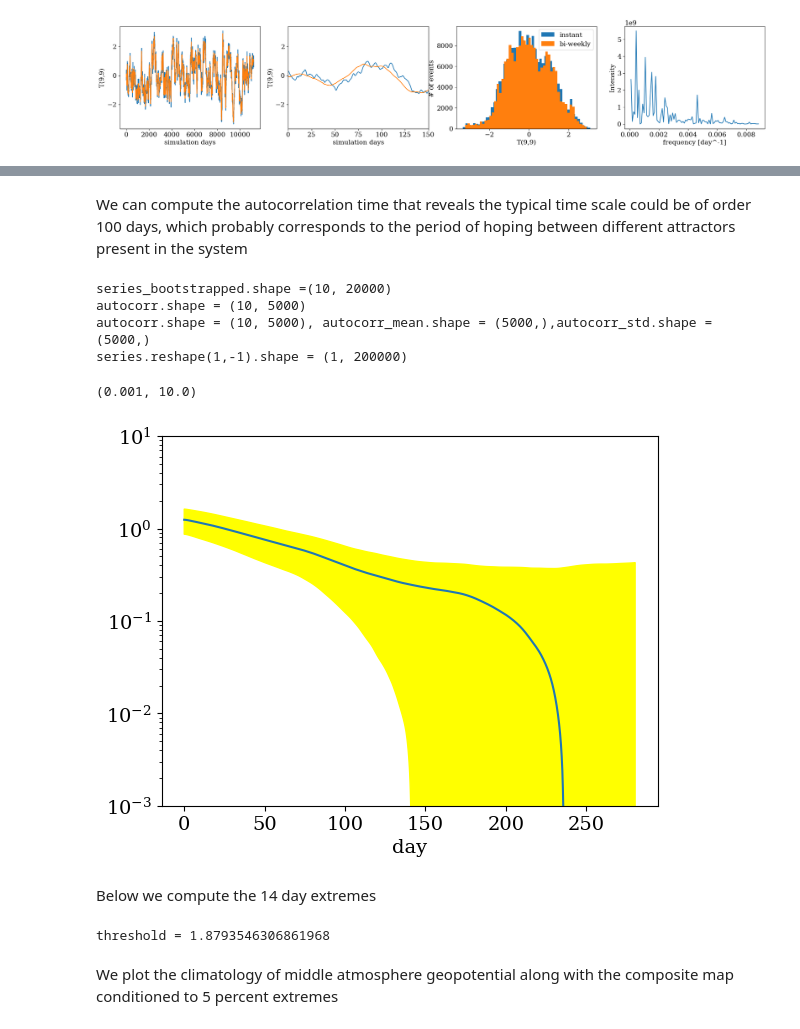
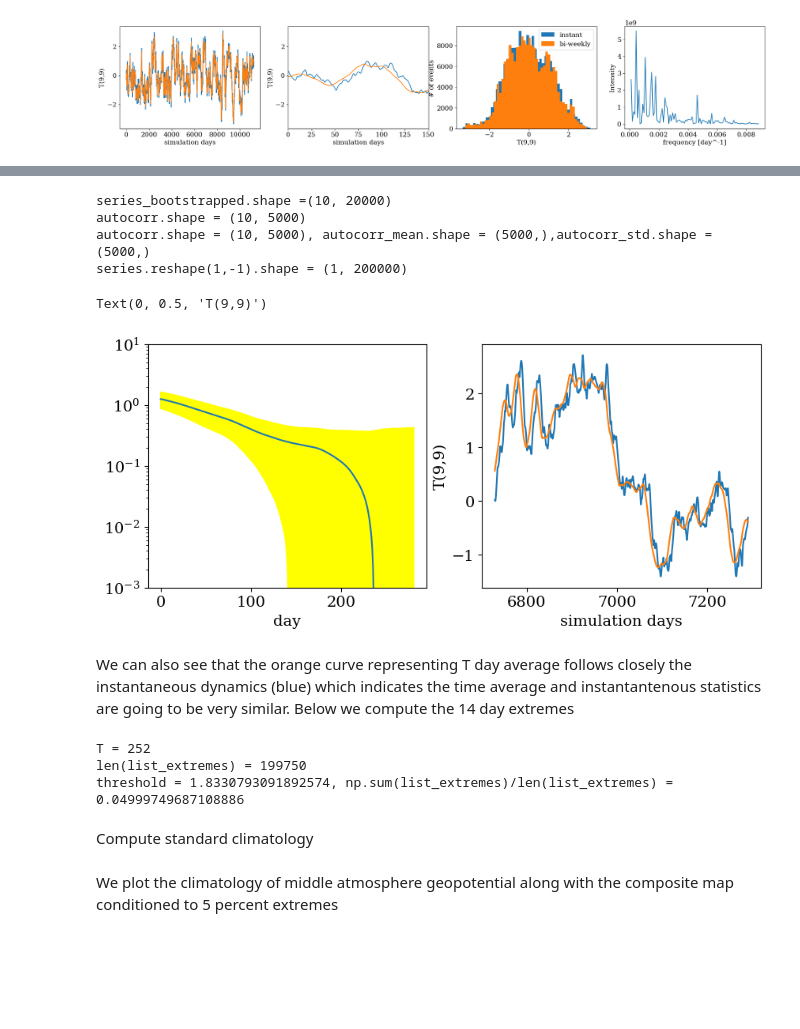
Before and after one commit to georgemilosh/qgs, a Jupyter notebook: rareevents/rare_statistics.ipynb, the cells around one changed output, grey strips where cells are left out. Drawn from its saved outputs; the diff is of its cells as text; code cells hidden in the pictures; blank space fills up the shorter version.

```diff
--- a/rareevents/rare_statistics.ipynb
+++ b/rareevents/rare_statistics.ipynb
@@ -172,60 +168,72 @@ Text(0, 0.5, 'T(9,9)')
-# %% [markdown]
-We can compute the autocorrelation time that reveals the typical time scale could be of order 100 days, which probably corresponds to the period of hoping between different attractors present in the system
 # %%
+
 def autocorrelation(myseries, maxlag):
     # this pads each year with padsize sample time of 0s so that when the array is permuted to be multiplied by itself we don't end up using the previous part of the year
     series_pad = np.pad(myseries,((0, 0), (0, maxlag)), 'constant')
     autocorr = []
     for k in range(maxlag):
         autocorr.append(np.sum(series_pad*np.roll(series_pad, -k))/(series_pad.shape[0]*(series_pad.shape[1]-k-maxlag)))
     return autocorr
 
-def PltAutocorrelation(series_in,bootstrapnumber,timelenx):
+def PltAutocorrelation(series_in,bootstrapnumber,timelenx,ax):
     autocorr = []
     series = series_in[:bootstrapnumber*(len(series_in)//bootstrapnumber)] # remove the extra stuff
     series_bootstrapped = series.reshape(bootstrapnumber,-1)
     print(f'{series_bootstrapped.shape =}')
     for i in range(bootstrapnumber):
         autocorr.append(autocorrelation(series_bootstrapped[i:(i+1),:],timelenx))
     autocorr = np.array(autocorr)#/np.std(t2m.abs_area_int[i:(i+1),:])**2 # uncomment this is autocorrelation is seeked for (so that at time = 0 it is normalized to 1)
     print(f'{autocorr.shape = }')
     autocorr_mean = np.mean(autocorr,0)
     autocorr_std = np.std(autocorr,0)
     print(f'{autocorr.shape = }, {autocorr_mean.shape = },{autocorr_std.shape = }')
-    plt.fill_between((groundT._time[:len(autocorr_mean)]*groundT._model_params.dimensional_time), autocorr_mean-autocorr_std, autocorr_mean+autocorr_std,color='yellow')
+    ax.fill_between((groundT._time[:len(autocorr_mean)]*groundT._model_params.dimensional_time), autocorr_mean-autocorr_std, autocorr_mean+autocorr_std,color='yellow')
     print(f'{series.reshape(1,-1).shape = }')
     full_auto = autocorrelation(series.reshape(1,-1),timelenx)
-    plt.plot((groundT._time[:len(full_auto)]*groundT._model_params.dimensional_time),full_auto,label='Gaussian')
+    ax.plot((groundT._time[:len(full_auto)]*groundT._model_params.dimensional_time),full_auto,label='Gaussian')
     return autocorr_mean, autocorr_std
 
-
+fig, axs = plt.subplots(nrows=1, ncols=2, figsize=(10,4),constrained_layout=False)
 
 bootstrapnumber = 10
-autocorr_mean,autocorr_std = PltAutocorrelation(instanteneous,bootstrapnumber,5000)
-plt.xlabel('day')
-plt.yscale('log')
-plt.ylim([1e-3,1e1])
+autocorr_mean,autocorr_std = PltAutocorrelation(instanteneous,bootstrapnumber,5000,axs[0])
+axs[0].set_xlabel('day')
+axs[0].set_yscale('log')
+axs[0].set_ylim([1e-3,1e1])
+
+time_start = 120000
+time_end = 130000
+axs[1].plot(timedimensional[time_start:time_end],instanteneous[time_start:time_end])
+axs[1].plot(timedimensional[time_start:time_end],daily[time_start:time_end])
+axs[1].set_xlabel('simulation days')
+axs[1].set_ylabel(f'T({x},{y})')
 # %% [output]
 series_bootstrapped.shape =(10, 20000)
 autocorr.shape = (10, 5000)
 autocorr.shape = (10, 5000), autocorr_mean.shape = (5000,),autocorr_std.shape = (5000,)
 series.reshape(1,-1).shape = (1, 200000)
-(0.001, 10.0)
+Text(0, 0.5, 'T(9,9)')
-[figure, old version]
+[figure, new version]
-# %% [markdown]
-Below we compute the 14 day extremes
+# %% [markdown]
+We can also see that the orange curve representing T day average follows closely the instantaneous dynamics (blue) which indicates the time average and instantantenous statistics are going to be very similar. Below we compute the 14 day extremes
 # %%
-def ComputeTimeAverage(series,T=14,tau=0, percent=5, threshold=None):
+def ComputeTimeAverage(series,T=14*18,tau=0, percent=5, threshold=None):
         '''
         Computes running mean from time series
         '''
+        print(f'{T = }')
         convseq = np.ones(T)/T
         A=np.convolve(series,  convseq, mode='valid')
         if threshold is None:
             threshold = np.sort(A)[np.ceil(A.shape[0]*(1-percent/100)).astype('int')]
         list_extremes = list(A >= threshold)
+        print(f'{len(list_extremes) = }')
         return A, threshold, list_extremes, convseq
 A, threshold, list_extremes, convseq = ComputeTimeAverage(instanteneous)
-print(f'{threshold = }')
+print(f'{threshold = }, {np.sum(list_extremes)/len(list_extremes) = }')
 # %% [output]
-threshold = 1.8793546306861968
+T = 252
+len(list_extremes) = 199750
+threshold = 1.8330793091892574, np.sum(list_extremes)/len(list_extremes) = 0.04999749687108886
+# %% [markdown]
+Compute standard climatology
```
Also changed, not shown: parts of 8 cells of this notebook.
